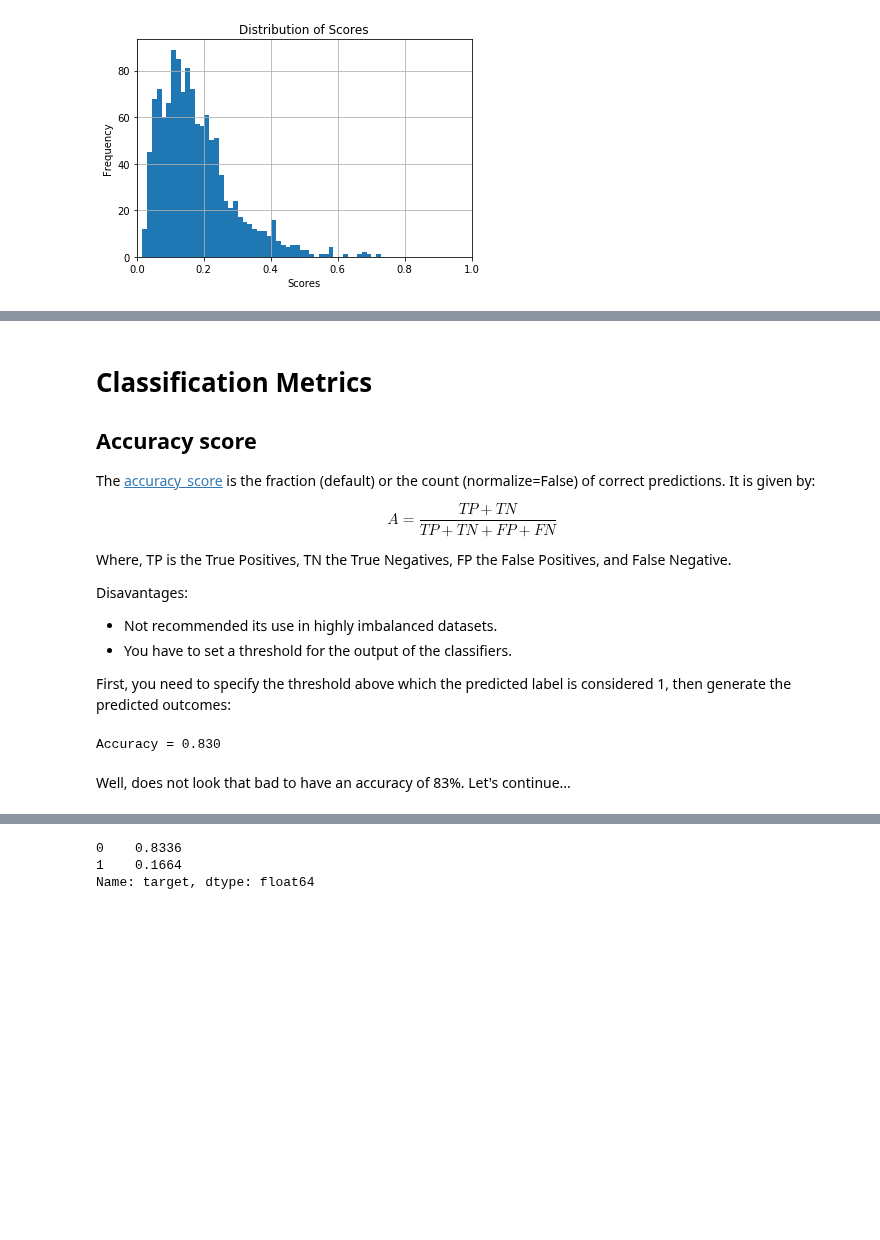
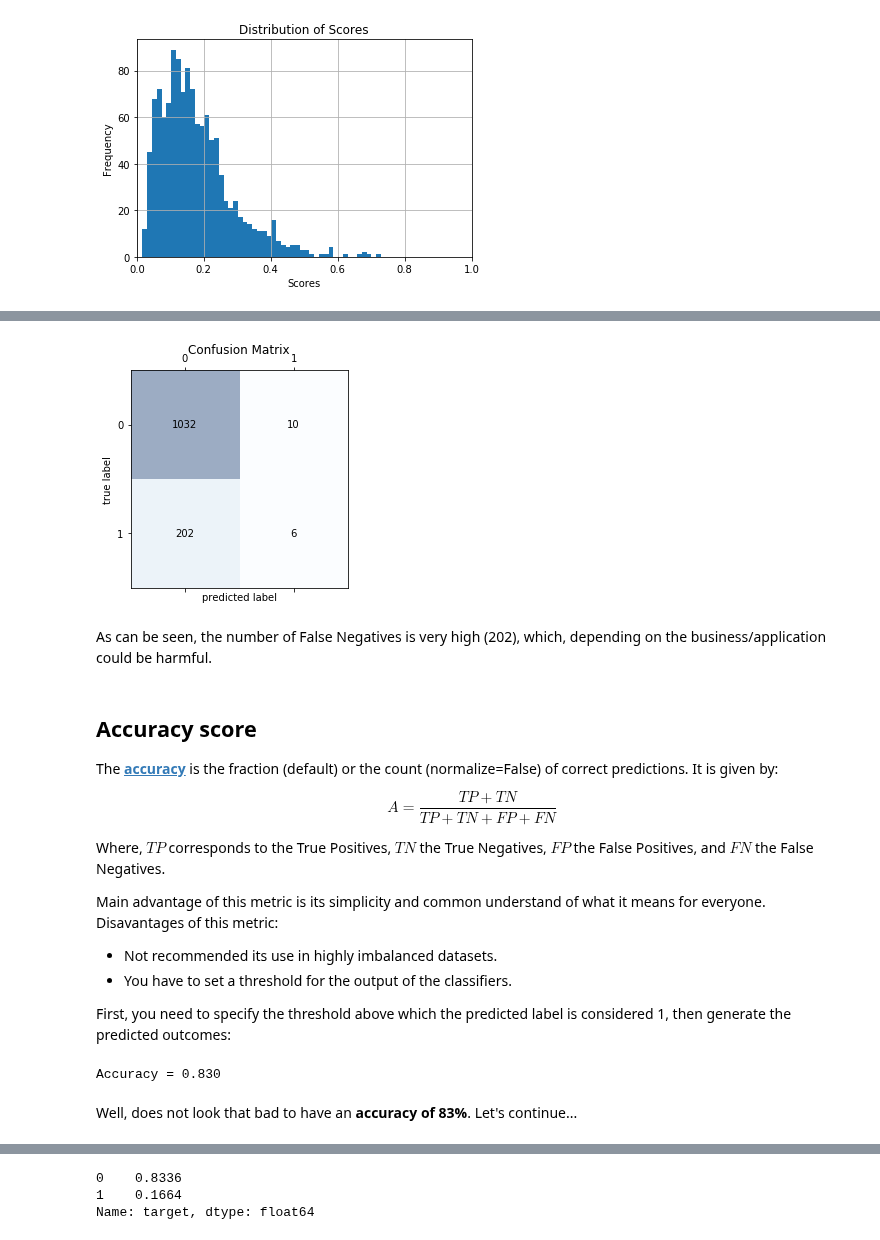
Before and after one commit to LDSSA/bootcamp, a Jupyter notebook: units/SLU13_Validation_classification/Learning Notebook - SLU13 - Validation Metrics for Classification.ipynb, the cells around one changed output, grey strips where cells are left out. Drawn from its saved outputs; the diff is of its cells as text; code cells hidden in the pictures; blank space fills up the shorter version.

Commit message:
Finished Learning notebook SLU13

```diff
--- a/units/SLU13_Validation_classification/Learning Notebook - SLU13 - Validation Metrics for Classification.ipynb
+++ b/units/SLU13_Validation_classification/Learning Notebook - SLU13 - Validation Metrics for Classification.ipynb
@@ -65,13 +79,32 @@ plt.show()
+# %%
+# Get the confusion matrix:
+confmat = confusion_matrix(y_true=df_results['target'], y_pred=predicted_outcome)
+
+# Plot the confusion matrix
+fig, ax = plt.subplots(figsize=(4, 4))
+ax.matshow(confmat, cmap=plt.cm.Blues, alpha=0.4)
+for i in range(confmat.shape[0]):
+    for j in range(confmat.shape[1]):
+        ax.text(x=j, y=i,
+        s=confmat[i, j],
+        va='center', ha='center')
+plt.xlabel('predicted label')
+plt.ylabel('true label')
+plt.title('Confusion Matrix')
+plt.show()
+# %% [output]
+[figure, added]
+# %% [markdown]
+As can be seen, the number of False Negatives is very high (202), which, depending on the business/application could be harmful.
 # %% [markdown]
-# Classification Metrics
 ## Accuracy score
-The [accuracy_score](http://scikit-learn.org/stable/modules/model_evaluation.html#accuracy-score) is the fraction (default) or the count (normalize=False) of correct predictions. It is given by:
+The [**accuracy**](http://scikit-learn.org/stable/modules/model_evaluation.html#accuracy-score) is the fraction (default) or the count (normalize=False) of correct predictions. It is given by:
 
 $$ A = \frac{TP + TN}{TP + TN + FP + FN} $$
 
-Where, TP is the True Positives, TN the True Negatives, FP the False Positives, and False Negative.
+Where, $TP$ corresponds to the True Positives, $TN$ the True Negatives, $FP$ the False Positives, and $FN$ the False Negatives.
 
-Disavantages:
+Main advantage of this metric is its simplicity and common understand of what it means for everyone. Disavantages of this metric:
 - Not recommended its use in highly imbalanced datasets.
 - You have to set a threshold for the output of the classifiers.
 
@@ -85,4 +119,4 @@ print('Accuracy = %2.3f' % accuracy_score(df_results['target'], predicted_outcom
 # %% [output]
 Accuracy = 0.830
 # %% [markdown]
-Well, does not look that bad to have an accuracy of 83%. Let's continue...
+Well, does not look that bad to have an **accuracy of 83%**. Let's continue...
```
Also changed, not shown: parts of 32 cells of this notebook.
